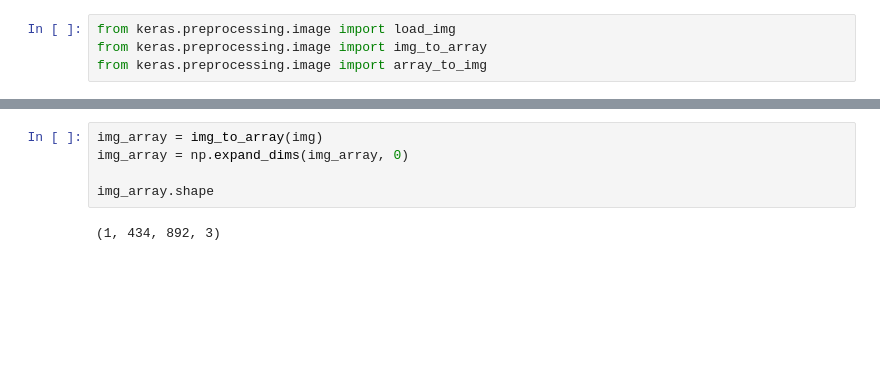
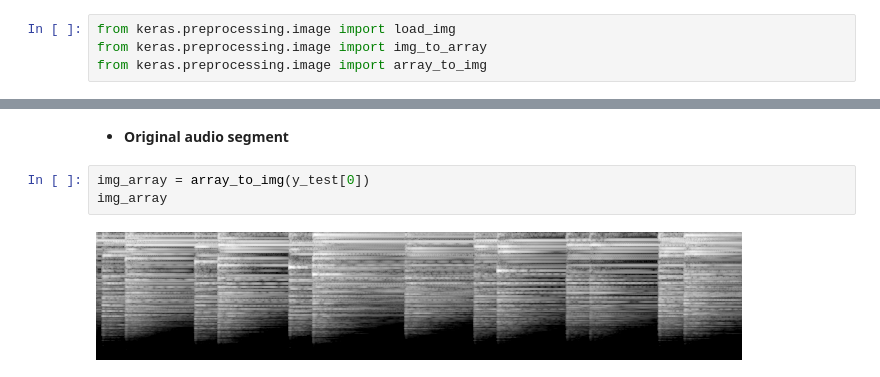
Before and after one commit to doguma/RecomposeChopin, a Jupyter notebook: Hannah_03_CNN_Product_Audio.ipynb, the cells around one changed output, grey strips where cells are left out. Drawn from its saved outputs; the diff is of its cells as text; blank space fills up the shorter version.

```diff
--- a/Hannah_03_CNN_Product_Audio.ipynb
+++ b/Hannah_03_CNN_Product_Audio.ipynb
@@ -189,7 +333,7 @@ img
-# %%
-img_array = img_to_array(img)
-img_array = np.expand_dims(img_array, 0)
-
-img_array.shape
-# %% [output]
-(1, 434, 892, 3)
+# %% [markdown]
+- **Original audio segment**
+# %%
+img_array = array_to_img(y_test[0])
+img_array
+# %% [output]
+[figure, added]
```
Also changed, not shown: parts of 38 cells of this notebook, 2 other files.
